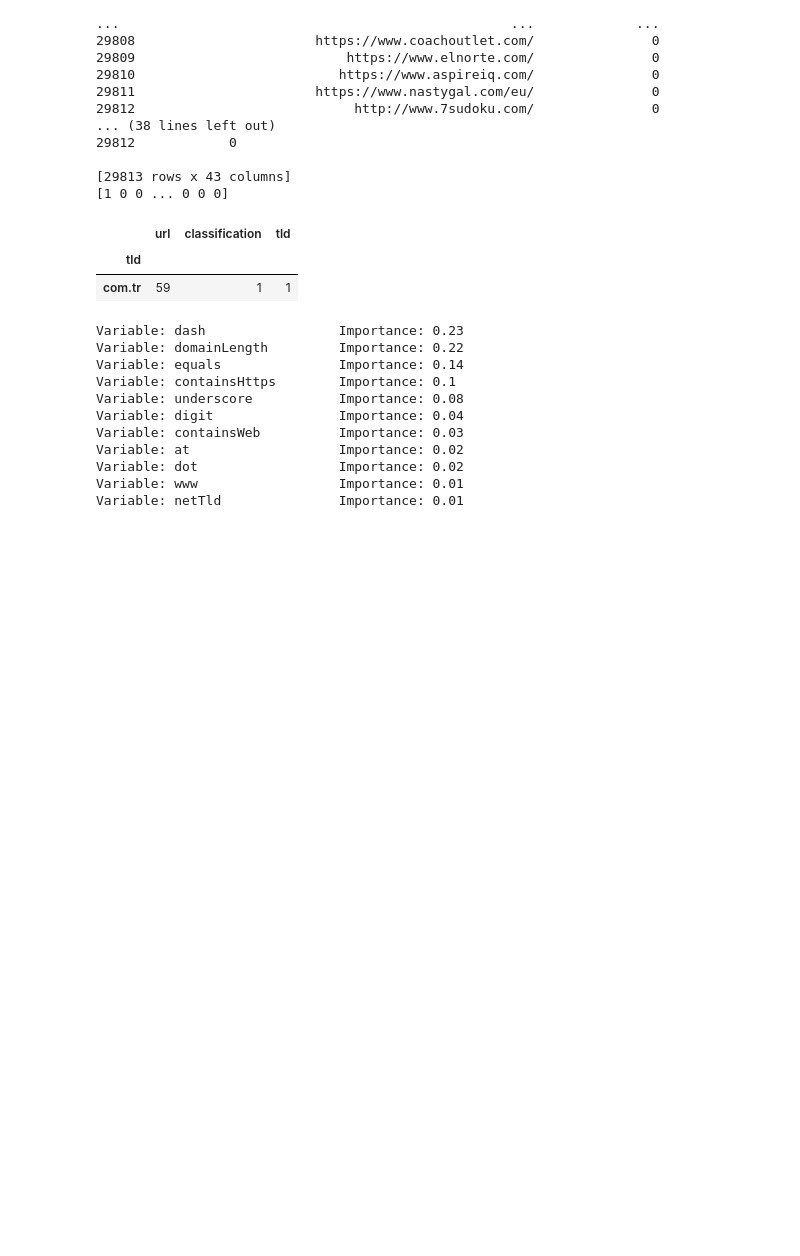
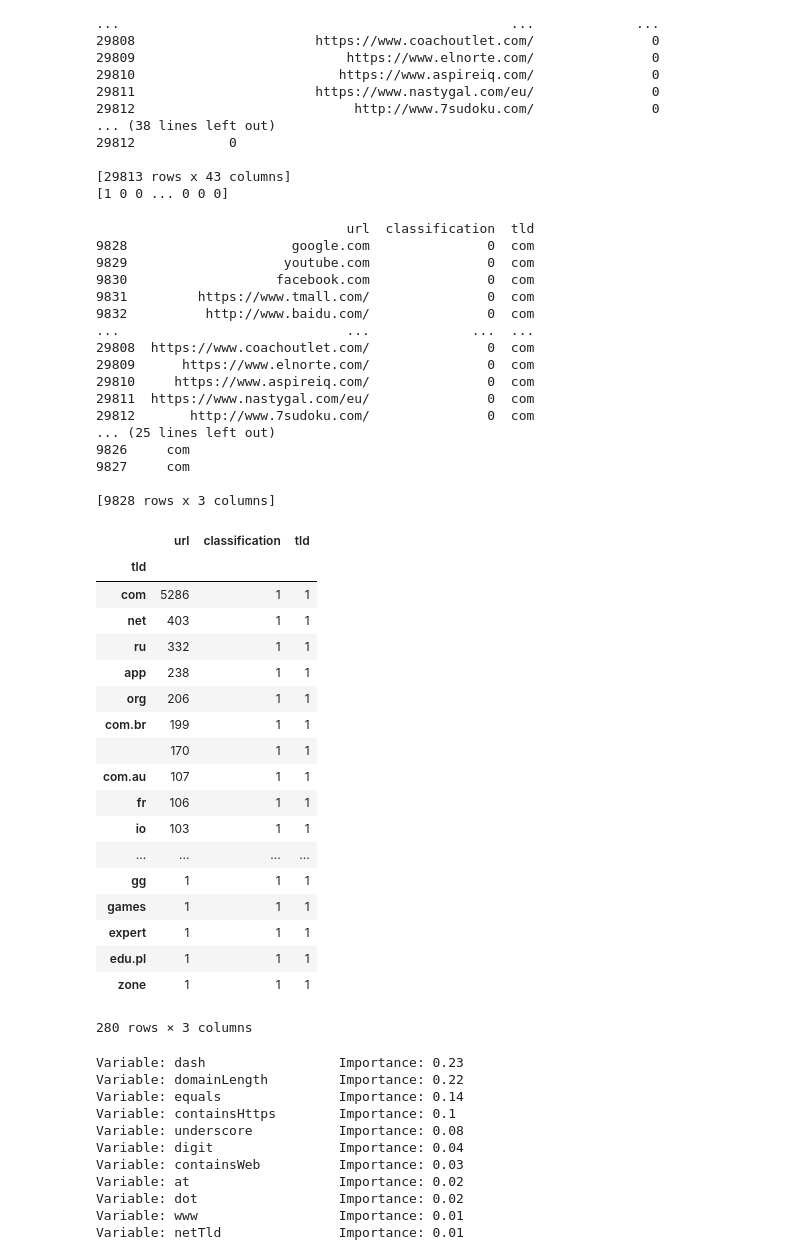
Before and after one commit to Jordan-stobbs/Dissertation, a Jupyter notebook: phishingDetector.ipynb, the cells around one changed output. Saved outputs shown, nothing was run; the diff lists cells and outputs as text; code cells hidden in the pictures; blank space fills up the shorter version.

```diff
--- a/phishingDetector.ipynb
+++ b/phishingDetector.ipynb
@@ -12,7 +12,7 @@ from sklearn.tree import DecisionTreeClassifier
 from sklearn import svm
 import re
 # %%
-databaseDir = "data.db"
+databaseDir = "../Diss/data.db"
 # %%
 con = sqlite3.connect(databaseDir)
 cur = con.cursor()
@@ -433,28 +433,63 @@ weighted avg       0.83      0.83      0.83     23851
 # %%
 con = sqlite3.connect(databaseDir)
 cur = con.cursor()
 cur.execute("SELECT url, urlClassification FROM Url")
 results = cur.fetchall()
 #urlId, url, asn, classification, country, hash, ip, loadingTime,size,status,uuid
 df = pd.DataFrame(data = results, columns=["url","classification"])
 tldArray = []
 for result in results:
     url = result[0]
     brokenUrl = tldextract.extract(url)
     tld = brokenUrl.suffix
 #     print(tld)
     tldArray.append(tld)
 assert len(df) == len(tldArray)
 df["tld"] = tldArray
 dfBl = df[df.classification == 1]
 dfWl = df[df.classification == 0]
-dfWl = dfWl[df.tld == "com.tr"]
-dfWl.groupby('tld').nunique().sort_values('url', ascending=False)
-# dfBl.groupby('tld').nunique().sort_values('url',ascending=False)
+# dfWl = dfWl[df.tld == "com.tr"]
+print(dfWl)
+print(dfBl)
+# dfWl.groupby('tld').nunique().sort_values('url', ascending=False)
+dfBl.groupby('tld').nunique().sort_values('url',ascending=False)
 # %% [output]
+                                url  classification  tld
+9828                     google.com               0  com
+9829                    youtube.com               0  com
+9830                   facebook.com               0  com
+9831         https://www.tmall.com/               0  com
+9832          http://www.baidu.com/               0  com
+...                             ...             ...  ...
+29808  https://www.coachoutlet.com/               0  com
+29809      https://www.elnorte.com/               0  com
+29810     https://www.aspireiq.com/               0  com
+29811  https://www.nastygal.com/eu/               0  com
+29812       http://www.7sudoku.com/               0  com
+... (25 lines left out)
+9826     com
+9827     com
+
+[9828 rows x 3 columns]
 |  | url | classification | tld |
 | tld |  |  |  |
-| com.tr | 59 | 1 | 1 |
+| com | 5286 | 1 | 1 |
+| net | 403 | 1 | 1 |
+| ru | 332 | 1 | 1 |
+| app | 238 | 1 | 1 |
+| org | 206 | 1 | 1 |
+| com.br | 199 | 1 | 1 |
+|  | 170 | 1 | 1 |
+| com.au | 107 | 1 | 1 |
+| fr | 106 | 1 | 1 |
+| io | 103 | 1 | 1 |
+| ... | ... | ... | ... |
+| gg | 1 | 1 | 1 |
+| games | 1 | 1 | 1 |
+| expert | 1 | 1 | 1 |
+| edu.pl | 1 | 1 | 1 |
+| zone | 1 | 1 | 1 |
+280 rows × 3 columns
 # %%
 importances = list(md.feature_importances_)
 feature_importances = [(feature, round(importance, 2)) for feature, importance in zip(list(X_train.columns.values), importances)]# Sort the feature importances by most important first
```
Also changed, not shown: parts of 2 cells of this notebook, 5 other files.
